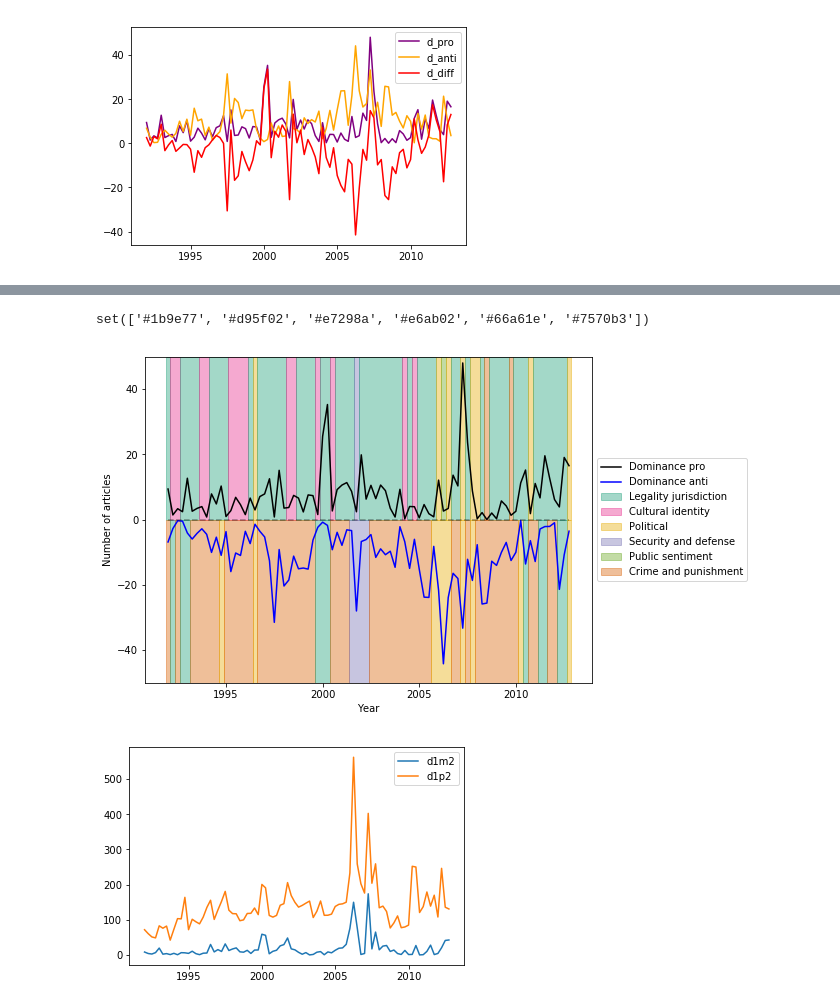
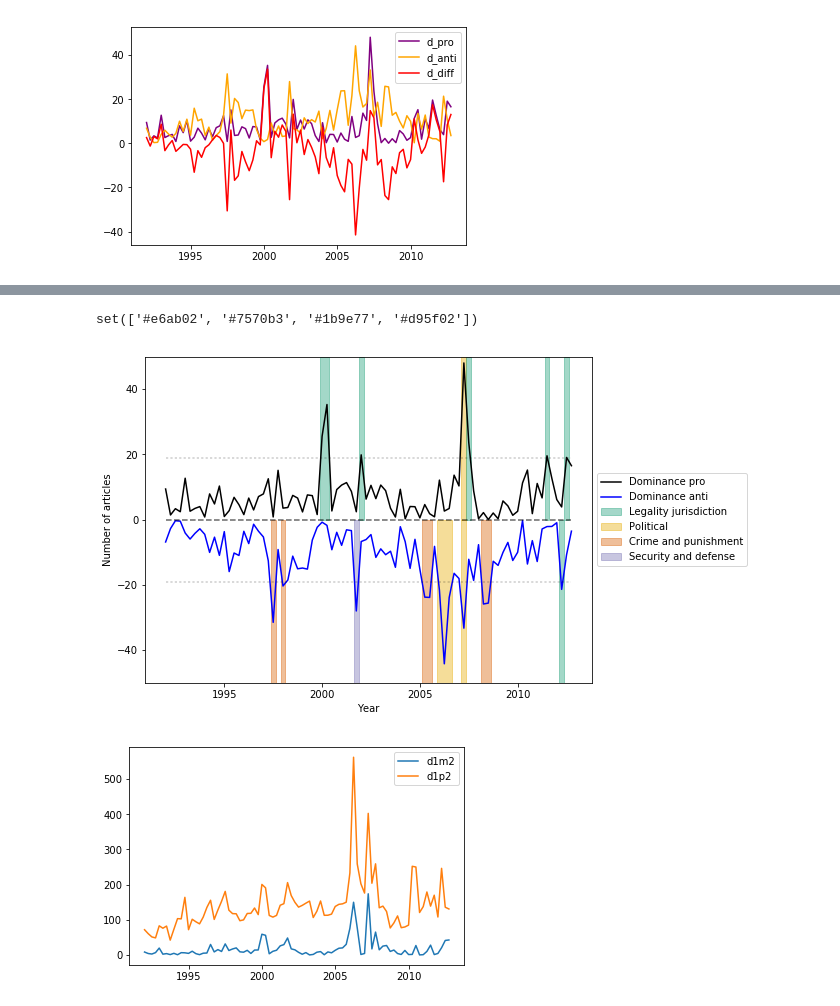
Before and after one commit to dallascard/predicting_public_opinion, a Jupyter notebook: immigration2.ipynb, the cells around one changed output, grey strips where cells are left out. Drawn from its saved outputs; the diff is of its cells as text; code cells hidden in the pictures.

```diff
--- a/immigration2.ipynb
+++ b/immigration2.ipynb
@@ -110,7 +124,7 @@ grouped['toneXentropy'] = grouped['tone'] * grouped['entropy']
 CB6 = ['#1b9e77', '#d95f02', '#7570b3', '#e7298a', '#66a61e', '#e6ab02']
 
 
-threshold = 0
+threshold = 19
 grouped = misc.compute_dominance(grouped, threshold=threshold)
 #grouped_framing_annotations = misc.compute_entropy(grouped_framing_annotations)
 
@@ -156,37 +170,38 @@ for i, index in enumerate(grouped.index):
 
 ylim = 50
 
 colors_used = set()
 for span in pos_spans:
     start, end, frame = span
     color = colors[frame]
     if color in colors_used:
         ax.axvspan(start, end, ymin=0.5, ymax=1, alpha=0.4, facecolor=color, edgecolor=color, label=None)
     else:
         ax.axvspan(start, end, ymin=0.5, ymax=1, alpha=0.4, facecolor=color, edgecolor=color, label=re.sub('_', ' ', misc.FRAMES[int(frame)]))
         colors_used.add(color)
 
 for span in anti_spans:
     start, end, frame = span
     color = colors[frame]
     if color in colors_used:
         ax.axvspan(start, end, ymin=0, ymax=0.5, alpha=0.4, facecolor=color, edgecolor=color, label=None)
     else:
         ax.axvspan(start, end, ymin=0, ymax=0.5, alpha=0.4, facecolor=color, edgecolor=color, label=re.sub('_', ' ', misc.FRAMES[int(frame)]))
         colors_used.add(color)
 
 print colors_used
 
-ax.plot(grouped.f_date, np.ones_like(grouped.f_date)*threshold, 'k--', alpha=0.2)
-ax.plot(grouped.f_date, -np.ones_like(grouped.f_date)*threshold, 'k--', alpha=0.2)
+ax.plot(grouped.f_date, np.zeros_like(grouped.f_date), 'k--', alpha=0.6, label=None)
+ax.plot(grouped.f_date, np.ones_like(grouped.f_date)*threshold, 'k:', alpha=0.2)
+ax.plot(grouped.f_date, -np.ones_like(grouped.f_date)*threshold, 'k:', alpha=0.2)
 ax.set_ylim(-50, 50)
 ax.set_ylabel('Number of articles')
 ax.set_xlabel('Year')
 ax.legend(loc='center left', bbox_to_anchor=(1, 0.5))
 plt.savefig('/Users/dcard/Desktop/immigration_dominance_' + str(threshold) + '.pdf', bbox_inches='tight')
 # %% [output]
-set(['#1b9e77', '#d95f02', '#e7298a', '#e6ab02', '#66a61e', '#7570b3'])
+set(['#e6ab02', '#7570b3', '#1b9e77', '#d95f02'])
-[figure, old version]
+[figure, new version]
 # %%
 fig, ax = plt.subplots()
 ax.plot(grouped.f_date, grouped.d1m2, label='d1m2')
```
Also changed, not shown: parts of 2 cells of this notebook, 5 other files.
